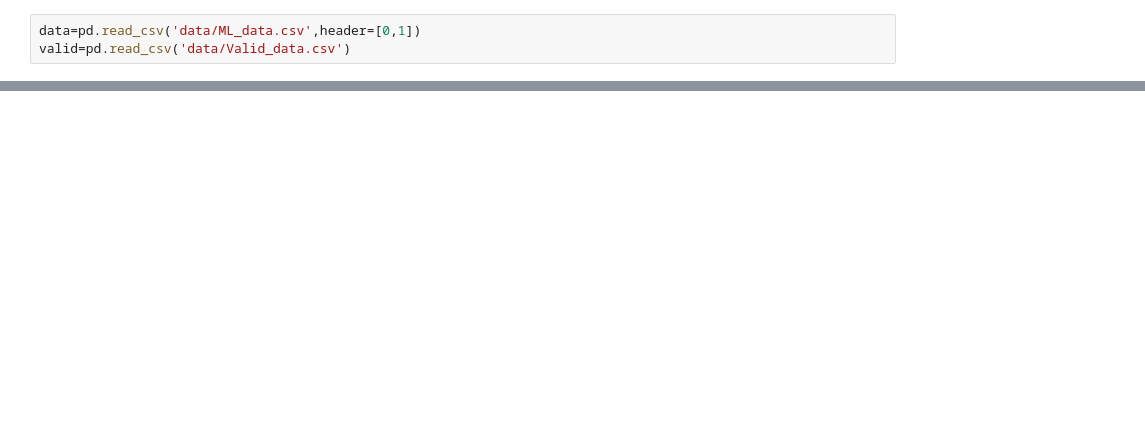
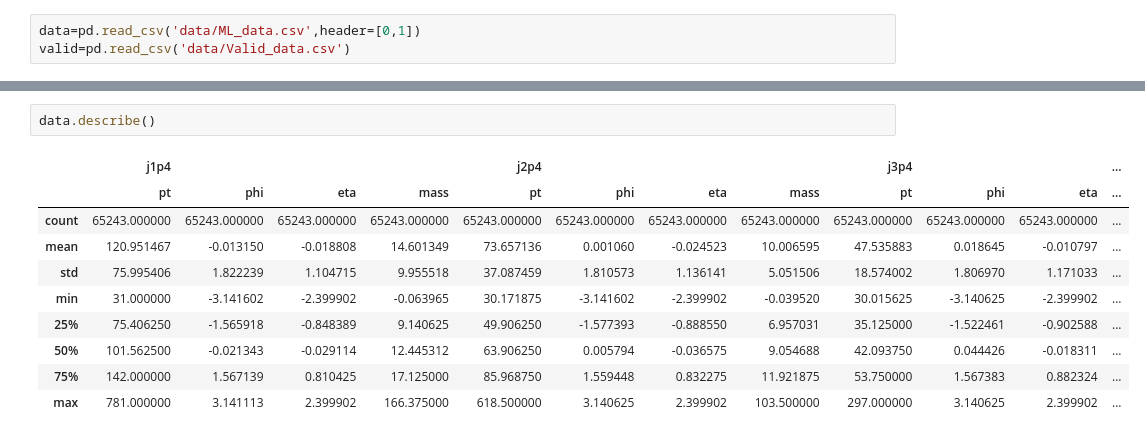
Before and after one commit to zshelton2015/Top_Tag_Repo, a Jupyter notebook: Kinematics_machineLearning.ipynb, the cells around one changed output, grey strips where cells are left out. Cells and saved outputs as stored; diff of their text form; blank space fills up the shorter version.

```diff
--- a/Kinematics_machineLearning.ipynb
+++ b/Kinematics_machineLearning.ipynb
@@ -73,0 +33,13 @@ ValueError: Dimensions 656 and 652 are not compatible
+# %%
+data.describe()
+# %% [output]
+|  | j1p4 |  |  |  | j2p4 |  |  |  | j3p4 |  |  | ... |
+|  | pt | phi | eta | mass | pt | phi | eta | mass | pt | phi | eta | ... |
+| count | 65243.000000 | 65243.000000 | 65243.000000 | 65243.000000 | 65243.000000 | 65243.000000 | 65243.000000 | 65243.000000 | 65243.000000 | 65243.000000 | 65243.000000 | ... |
+| mean | 120.951467 | -0.013150 | -0.018808 | 14.601349 | 73.657136 | 0.001060 | -0.024523 | 10.006595 | 47.535883 | 0.018645 | -0.010797 | ... |
+| std | 75.995406 | 1.822239 | 1.104715 | 9.955518 | 37.087459 | 1.810573 | 1.136141 | 5.051506 | 18.574002 | 1.806970 | 1.171033 | ... |
+| min | 31.000000 | -3.141602 | -2.399902 | -0.063965 | 30.171875 | -3.141602 | -2.399902 | -0.039520 | 30.015625 | -3.140625 | -2.399902 | ... |
+| 25% | 75.406250 | -1.565918 | -0.848389 | 9.140625 | 49.906250 | -1.577393 | -0.888550 | 6.957031 | 35.125000 | -1.522461 | -0.902588 | ... |
+| 50% | 101.562500 | -0.021343 | -0.029114 | 12.445312 | 63.906250 | 0.005794 | -0.036575 | 9.054688 | 42.093750 | 0.044426 | -0.018311 | ... |
+| 75% | 142.000000 | 1.567139 | 0.810425 | 17.125000 | 85.968750 | 1.559448 | 0.832275 | 11.921875 | 53.750000 | 1.567383 | 0.882324 | ... |
+| max | 781.000000 | 3.141113 | 2.399902 | 166.375000 | 618.500000 | 3.140625 | 2.399902 | 103.500000 | 297.000000 | 3.140625 | 2.399902 | ... |
```
Also changed, not shown: parts of 22 cells of this notebook, 10 other files.
